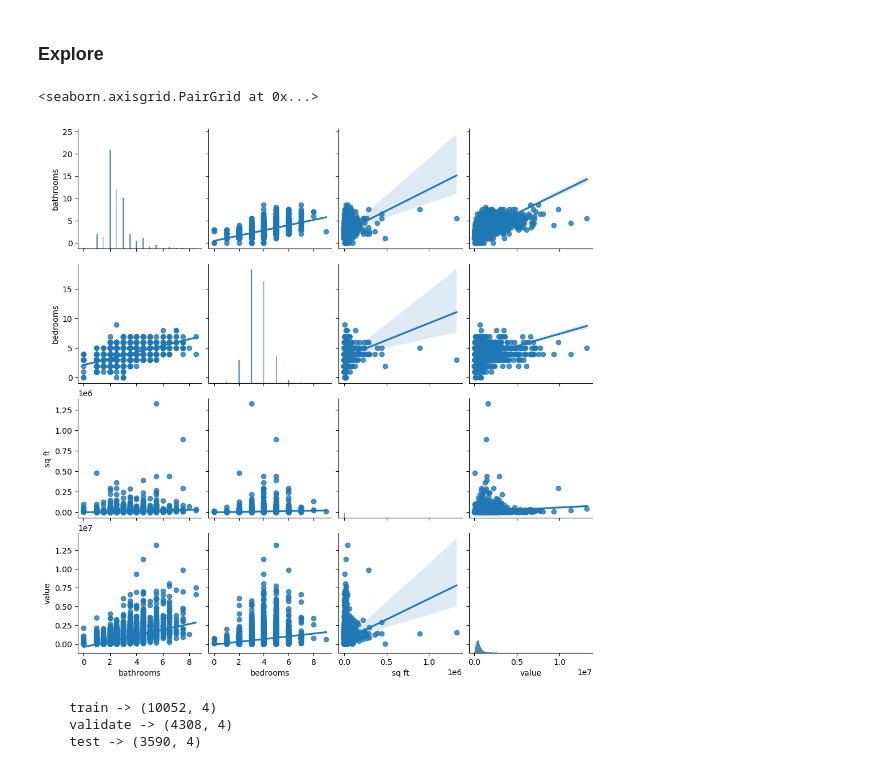
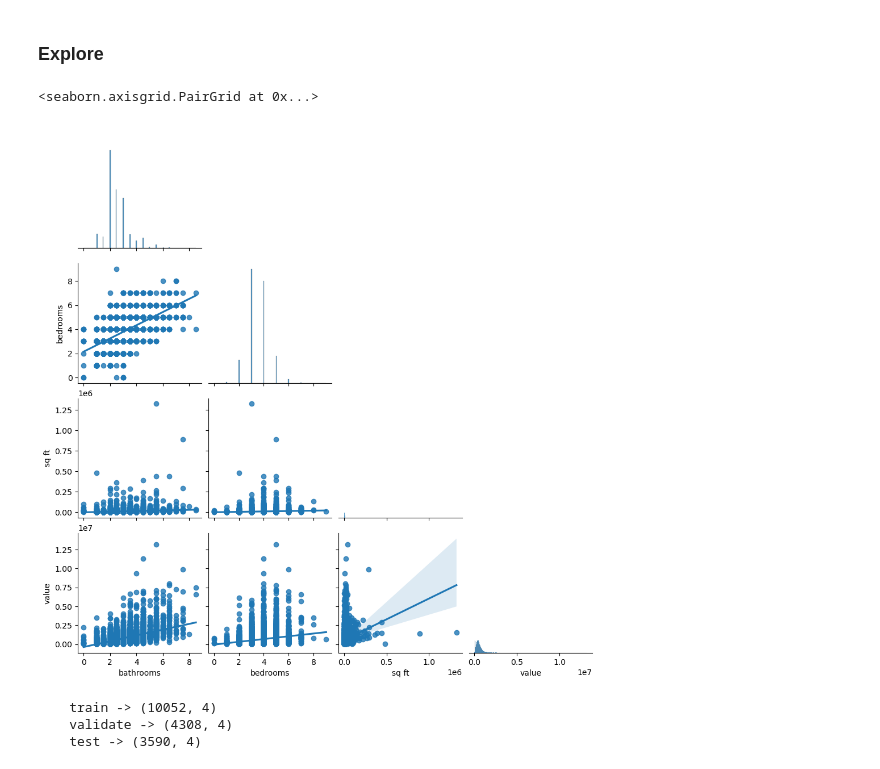
Before and after one commit to Esayas-Asefa/regression-project, a Jupyter notebook: regression-project scrap.ipynb, the cells around one changed output. Drawn from its saved outputs; the diff is of its cells as text; code cells hidden in the pictures.

```diff
--- a/regression-project scrap.ipynb
+++ b/regression-project scrap.ipynb
@@ -117,10 +125,10 @@ plt.show()
 # %% [markdown]
 ### Explore
 # %%
-sns.pairplot(df, kind='reg')
+sns.pairplot(df, kind='reg', corner=True)
 # %% [output]
 <seaborn.axisgrid.PairGrid at 0x...>
-[figure, old version]
+[figure, new version]
 # %%
 train, validate, test = acq.train_split_data(df)
 # %% [output]
```
Also changed, not shown: parts of 28 cells of this notebook, 3 other files.
